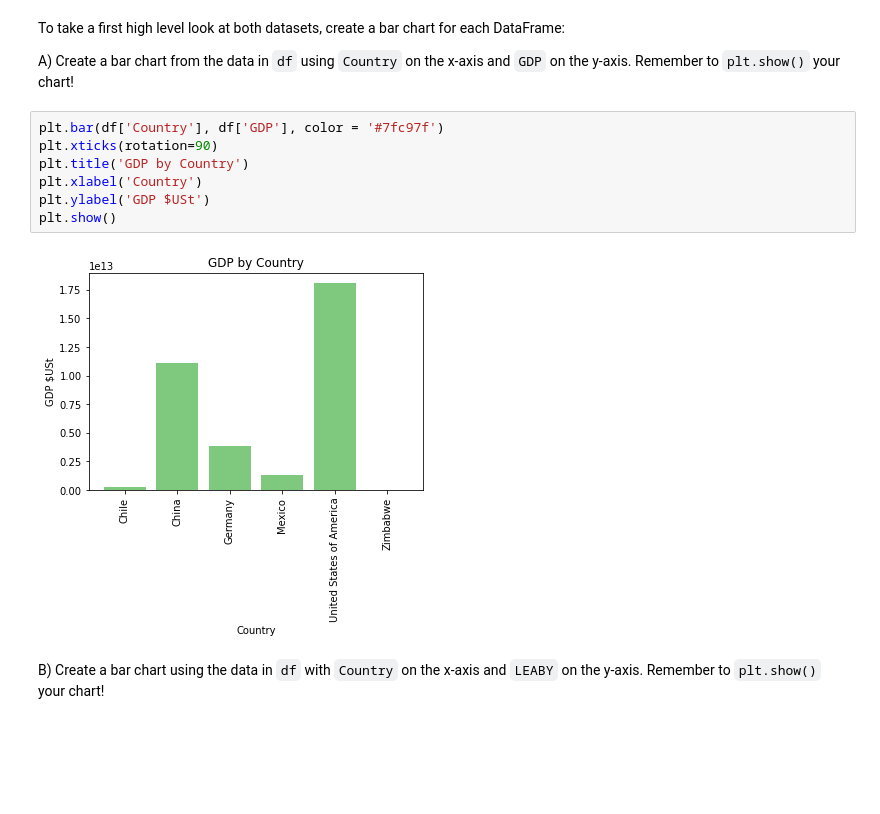
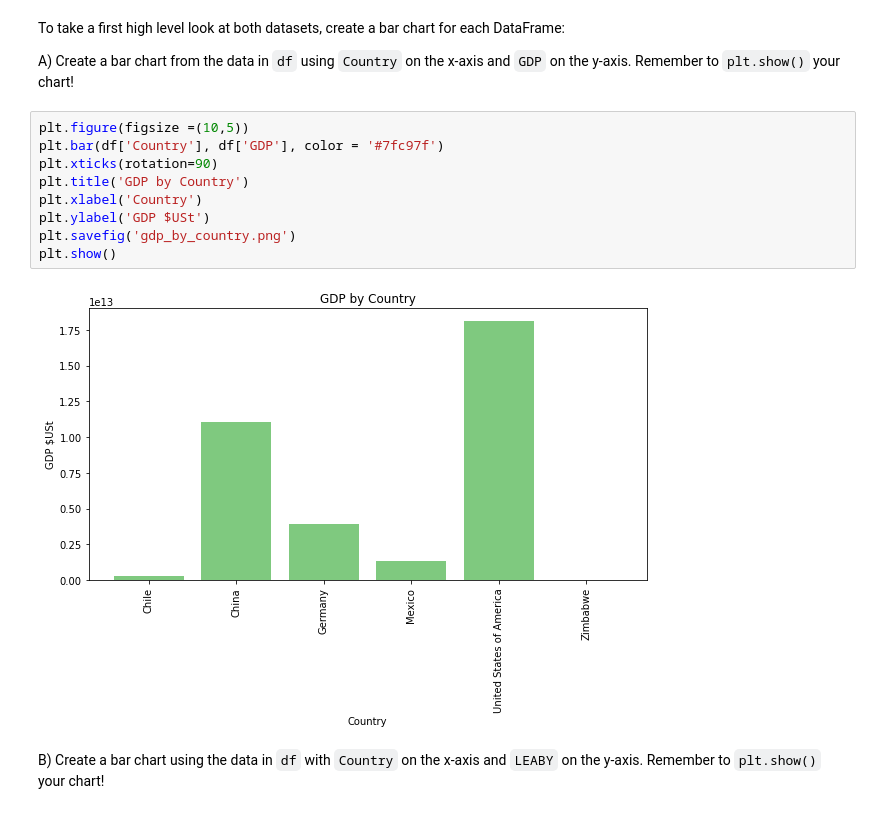
Before and after one commit to andykanu/life_expectancy_gdp, a Jupyter notebook: life_expectancy_gdp.ipynb, the cells around one changed output. Saved outputs shown, nothing was run; the diff lists cells and outputs as text; blank space fills up the shorter version.

```diff
--- a/life_expectancy_gdp.ipynb
+++ b/life_expectancy_gdp.ipynb
@@ -113,14 +113,16 @@ To take a first high level look at both datasets, create a bar chart for each Da
 A) Create a bar chart from the data in `df` using `Country` on the x-axis and `GDP` on the y-axis.
 Remember to `plt.show()` your chart!
 # %%
+plt.figure(figsize =(10,5))
 plt.bar(df['Country'], df['GDP'], color = '#7fc97f')
 plt.xticks(rotation=90)
 plt.title('GDP by Country')
 plt.xlabel('Country')
 plt.ylabel('GDP $USt')
+plt.savefig('gdp_by_country.png')
 plt.show()
 # %% [output]
-[figure, old version]
+[figure, new version]
 # %% [markdown]
 B) Create a bar chart using the data in `df` with `Country` on the x-axis and `LEABY` on the y-axis.
 Remember to `plt.show()` your chart!
```
Also changed, not shown: parts of 7 cells of this notebook, 11 other files.
